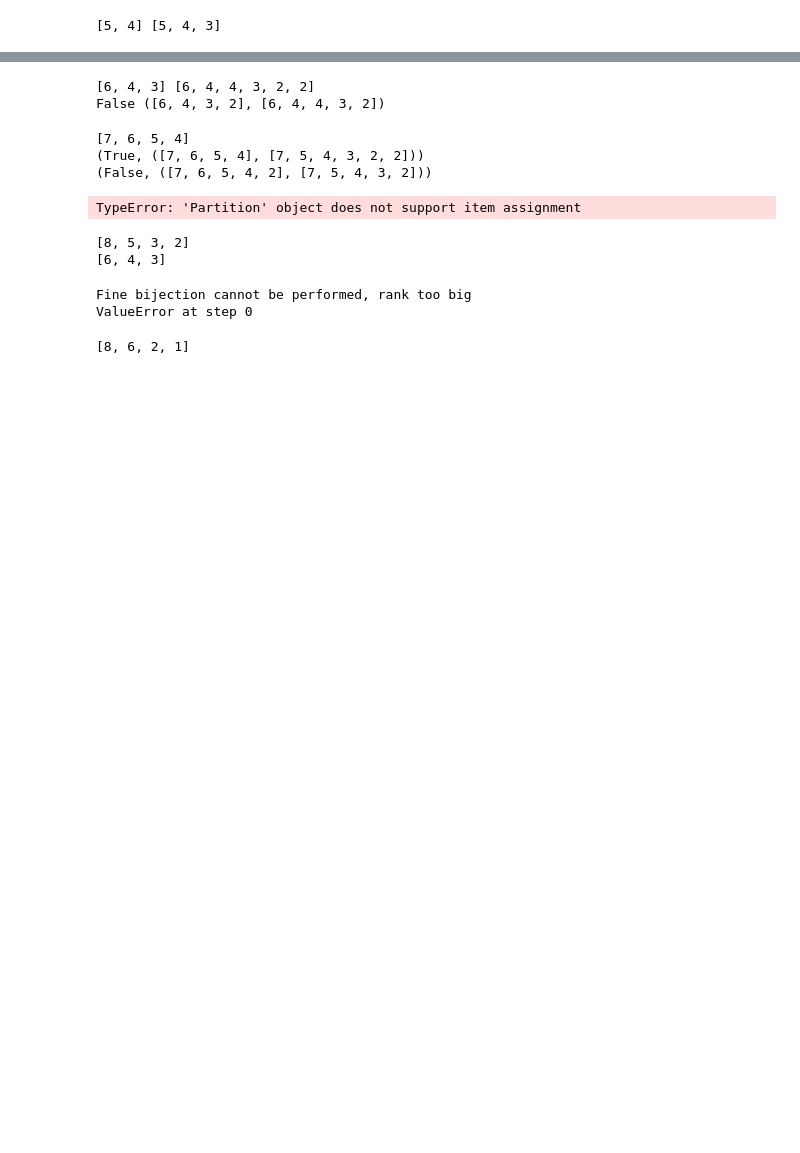
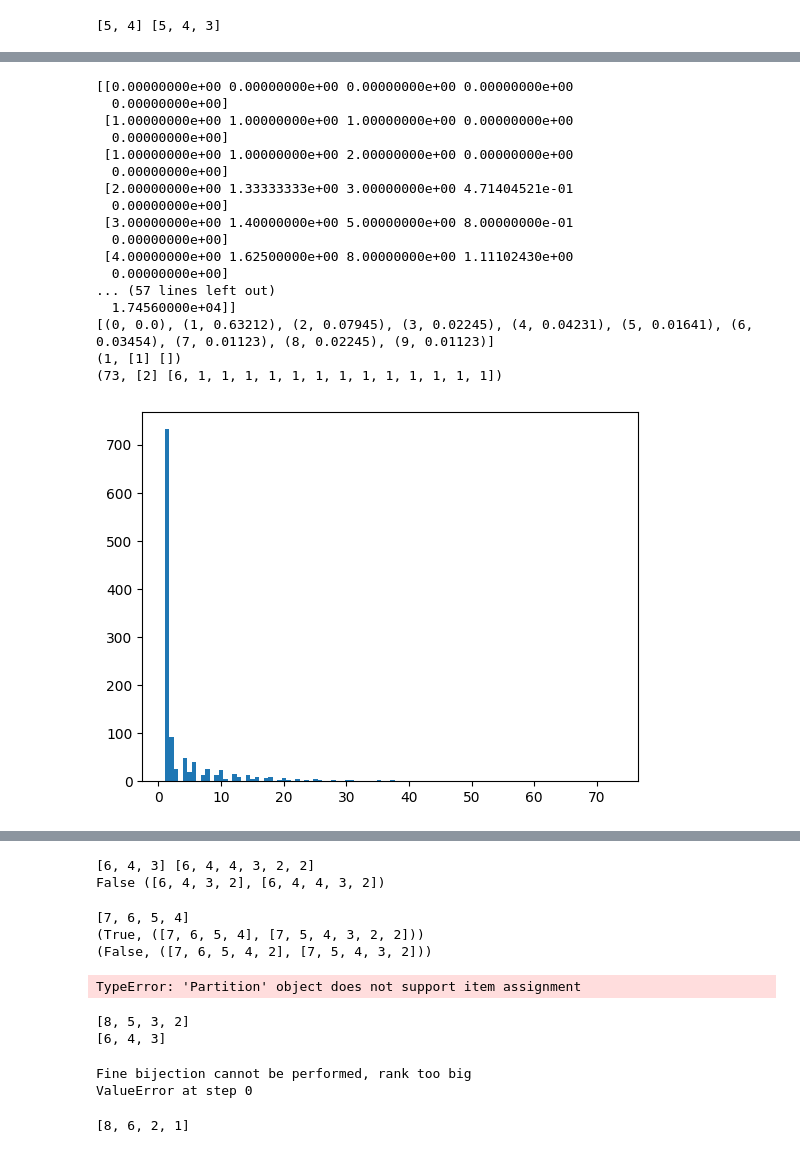
Before and after one commit to aleksgorica/involution-principle-pentagonal-recursion, a Jupyter notebook: bijection2.ipynb, the cells around one changed output, grey strips where cells are left out. Cells and saved outputs as stored; diff of their text form; code cells hidden in the pictures; blank space fills up the shorter version.

```diff
--- a/bijection2.ipynb
+++ b/bijection2.ipynb
@@ -25,6 +25,8 @@ class Partition(Sequence):
         return sum(self._parts)
     def __eq__(self, other):
         return self._parts == other._parts
+    def __hash__(self):
+        return hash(tuple(self._parts))
     def append(self, value: int) -> None:
         self._parts.append(value)
         self._parts = sorted(self._parts, reverse=True)
@@ -36,6 +38,8 @@ class Partition(Sequence):
         return len(set(self._parts)) == len(self._parts)
     def smallest(self) -> int:
         return self._parts[-1]
+    def largest(self) -> int:
+        return self._parts[0] if len(self) > 0 else 0
     def bok(self) -> int:
         count = 1
         for i in range(1, len(self)):
@@ -96,4 +100,5 @@ part = Partition([4,5,6])
 print(part.franklin_involution())
 print(part)
 len(part)
+dick = {}
 # %% [output]
@@ -209,0 +299,55 @@ list(partitions(5))
+# %%
+#import matplotlib
+import matplotlib.pyplot as plt
+print(res)
+#plot res max
+# plt.plot(res[:30,0])
+
+# #plot differences in max
+# plt.plot(np.diff(res[:35,0]))
+
+# #plot sec order differences in max
+# plt.plot(np.diff(np.diff(res[:35,0])))
+# plot max
+# plt.plot(res[:10,0])
+
+#plot len of results
+# plt.plot(res[:10,2])
+
+#plot diff in avg
+#calculate pentagonal numbers
+plt.hist(times[20], bins=100)
+time = times[20]
+print([(i, np.round(np.count_nonzero(time == i) / len(time), decimals=5)) for i in range(10)])
+
+#partition with partition1 0
+pair = PartitionPair(Partition([]), Partition([1]))
+print(pair.principle())
+
+
+pent = [i * (3*i - 1) // 2 for i in range(1, 35)]
+pent2 = [i * (3*i + 1) // 2 for i in range(1, 35)]
+print(biggest[20][0].principle())
+
+# # print(principle(biggest[12][0], printout=True))
+# print(pent)
+# print(pent2)
+# %% [output]
+[[0.00000000e+00 0.00000000e+00 0.00000000e+00 0.00000000e+00
+  0.00000000e+00]
+ [1.00000000e+00 1.00000000e+00 1.00000000e+00 0.00000000e+00
+  0.00000000e+00]
+ [1.00000000e+00 1.00000000e+00 2.00000000e+00 0.00000000e+00
+  0.00000000e+00]
+ [2.00000000e+00 1.33333333e+00 3.00000000e+00 4.71404521e-01
+  0.00000000e+00]
+ [3.00000000e+00 1.40000000e+00 5.00000000e+00 8.00000000e-01
+  0.00000000e+00]
+ [4.00000000e+00 1.62500000e+00 8.00000000e+00 1.11102430e+00
+  0.00000000e+00]
+... (57 lines left out)
+  1.74560000e+04]]
+[(0, 0.0), (1, 0.63212), (2, 0.07945), (3, 0.02245), (4, 0.04231), (5, 0.01641), (6, 0.03454), (7, 0.01123), (8, 0.02245), (9, 0.01123)]
+(1, [1] [])
+(73, [2] [6, 1, 1, 1, 1, 1, 1, 1, 1, 1, 1, 1, 1, 1])
+[figure, added]
```
Also changed, not shown: parts of 11 cells of this notebook, 2 other files.
